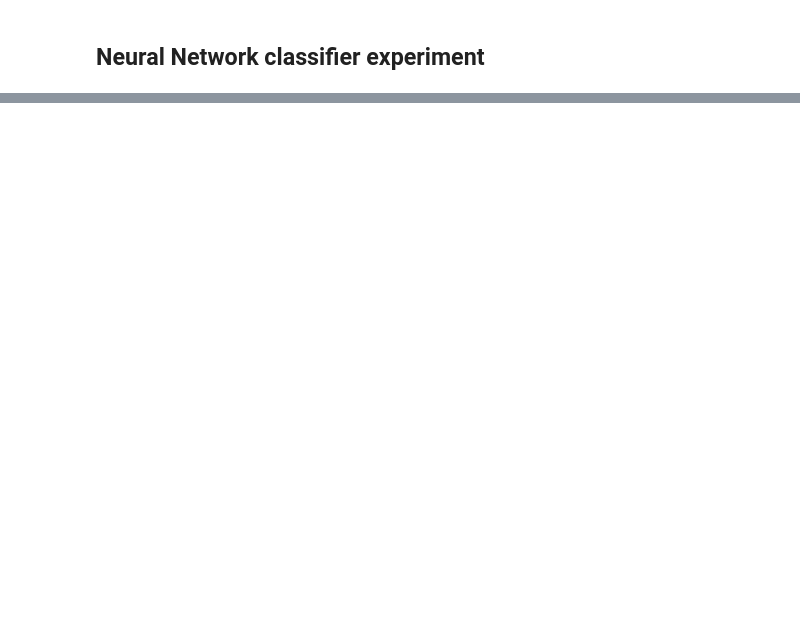
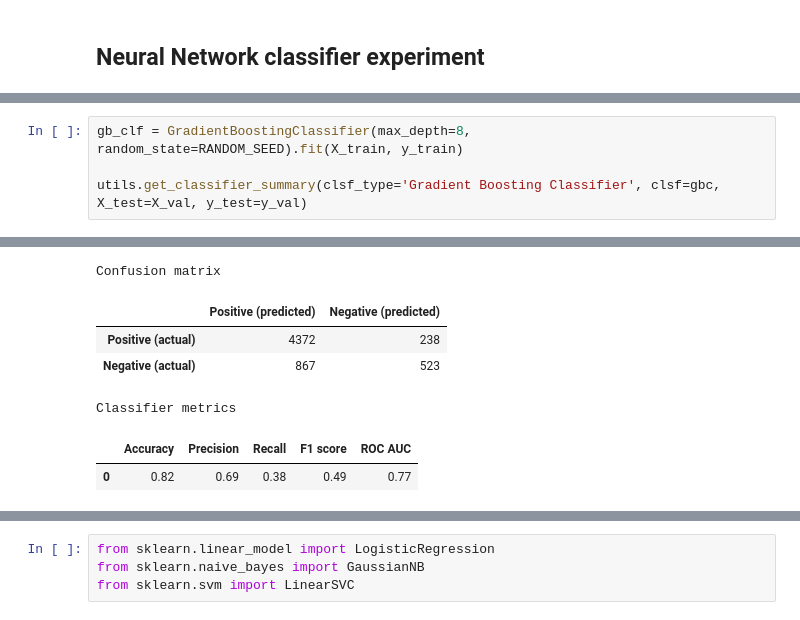
Before and after one commit to MADS-milestone/milestone-2, a Jupyter notebook: supervised_learning.ipynb, the cells around one changed output, grey strips where cells are left out. Cells and saved outputs as stored; diff of their text form; blank space fills up the shorter version.

```diff
--- a/supervised_learning.ipynb
+++ b/supervised_learning.ipynb
@@ -222,0 +238,5 @@ Epoch 20/20
+# %%
+gb_clf = GradientBoostingClassifier(max_depth=8, random_state=RANDOM_SEED).fit(X_train, y_train)
+
+utils.get_classifier_summary(clsf_type='Gradient Boosting Classifier', clsf=gbc, X_test=X_val, y_test=y_val)
+# %% [output]
@@ -222,0 +244,7 @@ Epoch 20/20
+Confusion matrix
+|  | Positive (predicted) | Negative (predicted) |
+| Positive (actual) | 4372 | 238 |
+| Negative (actual) | 867 | 523 |
+Classifier metrics
+|  | Accuracy | Precision | Recall | F1 score | ROC AUC |
+| 0 | 0.82 | 0.69 | 0.38 | 0.49 | 0.77 |
@@ -222,0 +252,4 @@ Epoch 20/20
+# %%
+from sklearn.linear_model import LogisticRegression
+from sklearn.naive_bayes import GaussianNB
+from sklearn.svm import LinearSVC
```
Also changed, not shown: parts of 17 cells of this notebook, 1 other file.
